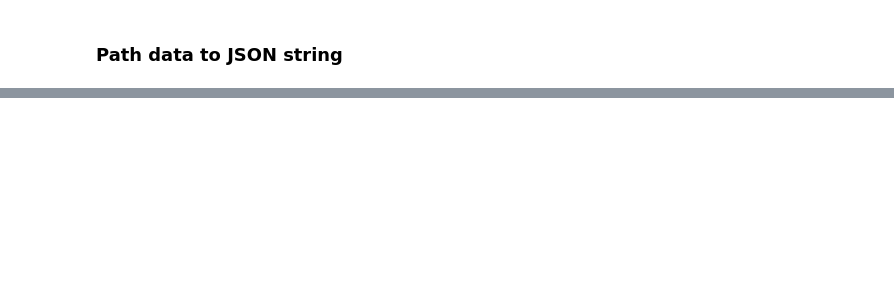
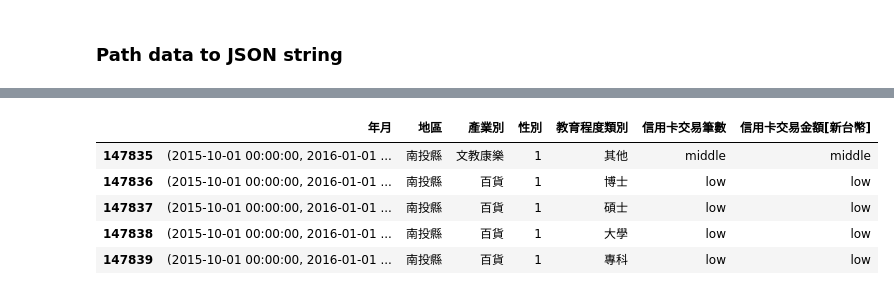
Before and after one commit to gin31259461/DataViz_Flask, a Jupyter notebook: classification/decision-tree.ipynb, the cells around one changed output, grey strips where cells are left out. Cells and saved outputs as stored; diff of their text form; code cells hidden in the pictures; blank space fills up the shorter version.

```diff
--- a/classification/decision-tree.ipynb
+++ b/classification/decision-tree.ipynb
@@ -566,0 +735,9 @@ json_object
+# %%
+df.tail()
+# %% [output]
+|  | 年月 | 地區 | 產業別 | 性別 | 教育程度類別 | 信用卡交易筆數 | 信用卡交易金額[新台幣] |
+| 147835 | (2015-10-01 00:00:00, 2016-01-01 ... | 南投縣 | 文教康樂 | 1 | 其他 | middle | middle |
+| 147836 | (2015-10-01 00:00:00, 2016-01-01 ... | 南投縣 | 百貨 | 1 | 博士 | low | low |
+| 147837 | (2015-10-01 00:00:00, 2016-01-01 ... | 南投縣 | 百貨 | 1 | 碩士 | low | low |
+| 147838 | (2015-10-01 00:00:00, 2016-01-01 ... | 南投縣 | 百貨 | 1 | 大學 | low | low |
+| 147839 | (2015-10-01 00:00:00, 2016-01-01 ... | 南投縣 | 百貨 | 1 | 專科 | low | low |
```
Also changed, not shown: parts of 29 cells of this notebook, 1 other file.
